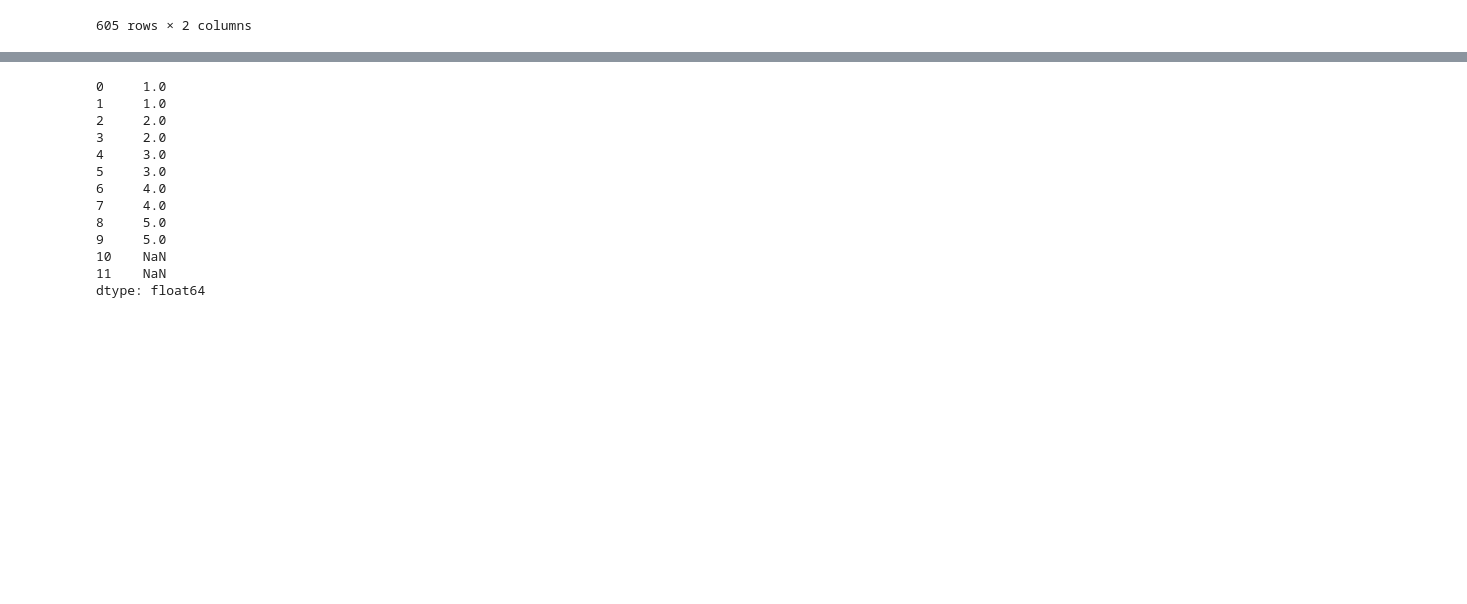
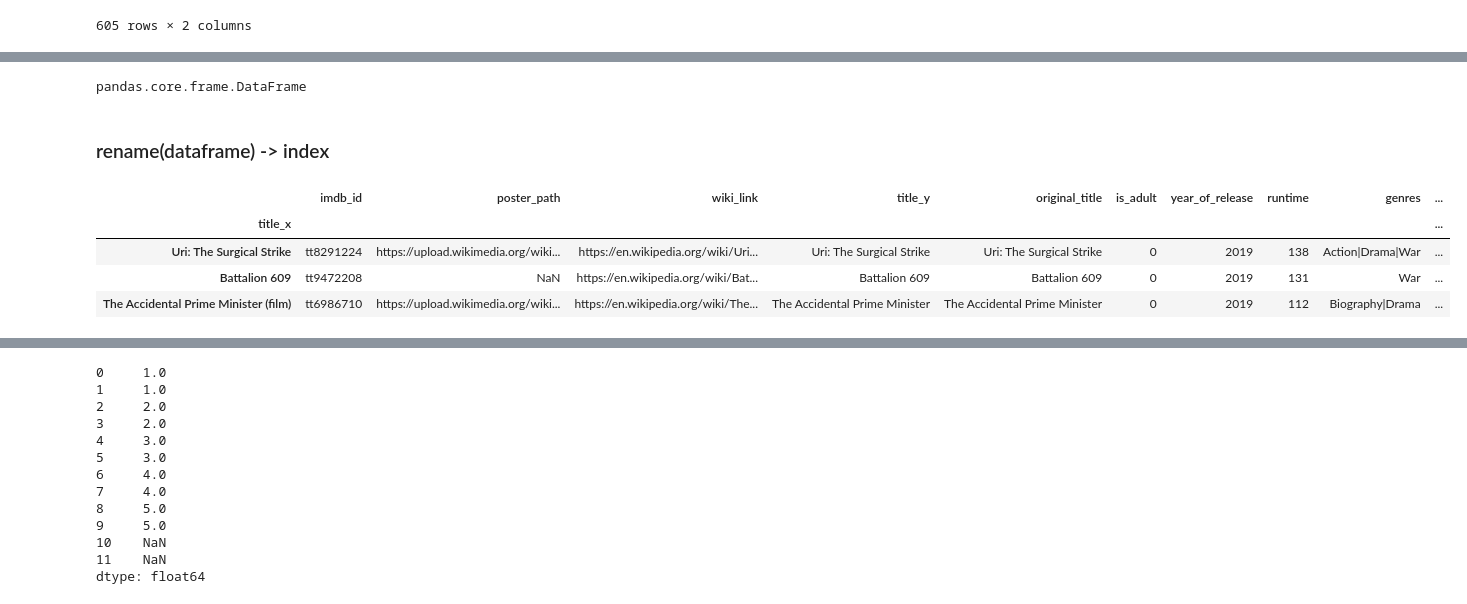
Before and after one commit to sushanttwayana/Exploratory_Data_Analysis-EDA-, a Jupyter notebook: 2. Pandas/1.3_dataframe_methods.ipynb, the cells around one changed output, grey strips where cells are left out. Saved outputs shown, nothing was run; the diff lists cells and outputs as text; code cells hidden in the pictures; blank space fills up the shorter version.

```diff
--- a/2. Pandas/1.3_dataframe_methods.ipynb
+++ b/2. Pandas/1.3_dataframe_methods.ipynb
@@ -438,5 +443,19 @@ marks_series.reset_index()
+# %%
+type(marks_series.reset_index())
+# %% [output]
+pandas.core.frame.DataFrame
+# %% [markdown]
+### rename(dataframe) -> index
 # %%
 movies.set_index('title_x',inplace=True)
+# movies.reset_index(inplace=True)
+movies.head(3)
+# %% [output]
+|  | imdb_id | poster_path | wiki_link | title_y | original_title | is_adult | year_of_release | runtime | genres | ... |
+| title_x |  |  |  |  |  |  |  |  |  | ... |
+| Uri: The Surgical Strike | tt8291224 | https://upload.wikimedia.org/wiki... | https://en.wikipedia.org/wiki/Uri... | Uri: The Surgical Strike | Uri: The Surgical Strike | 0 | 2019 | 138 | Action|Drama|War | ... |
+| Battalion 609 | tt9472208 | NaN | https://en.wikipedia.org/wiki/Bat... | Battalion 609 | Battalion 609 | 0 | 2019 | 131 | War | ... |
+| The Accidental Prime Minister (film) | tt6986710 | https://upload.wikimedia.org/wiki... | https://en.wikipedia.org/wiki/The... | The Accidental Prime Minister | The Accidental Prime Minister | 0 | 2019 | 112 | Biography|Drama | ... |
 # %%
 movies.rename(columns={'imdb_id':'imdb','poster_path':'link'},inplace=True)
 # %%
```
Also changed, not shown: parts of 48 cells of this notebook.
